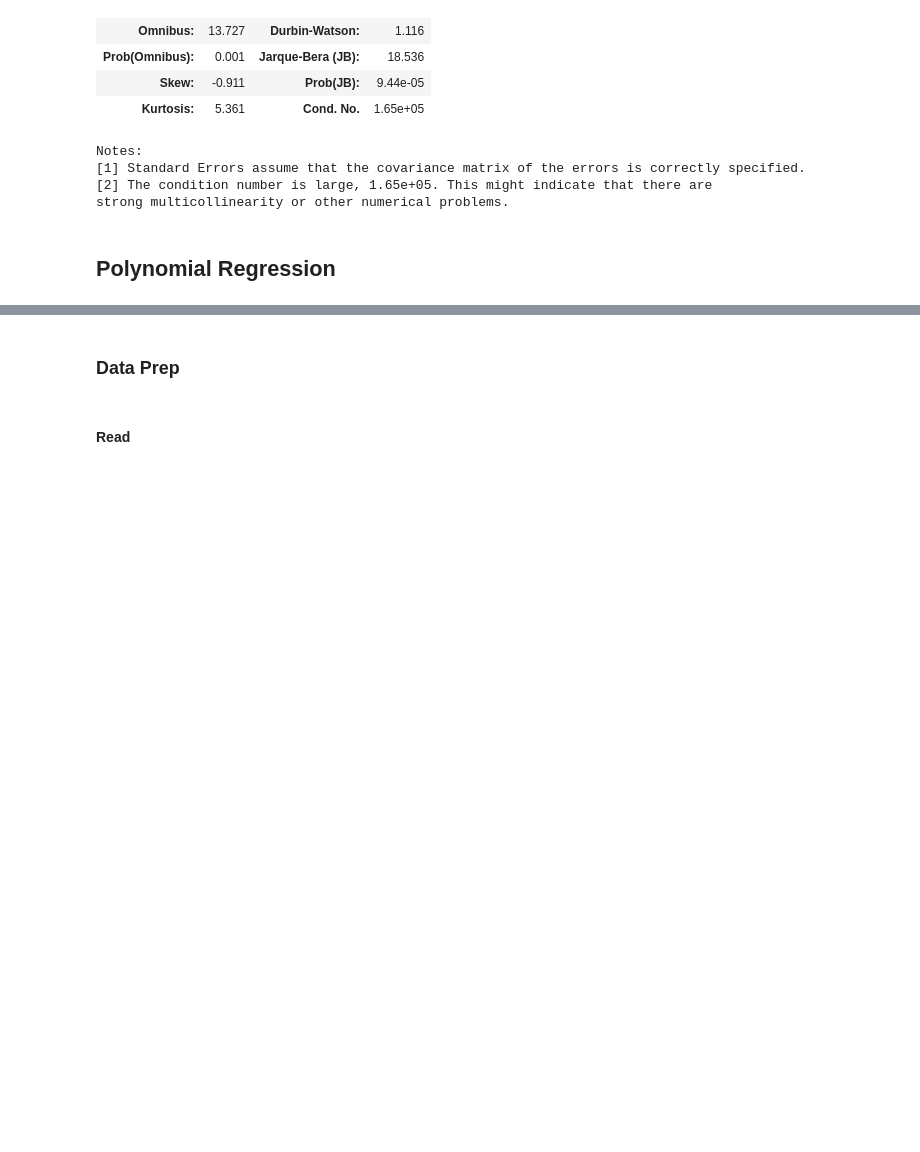
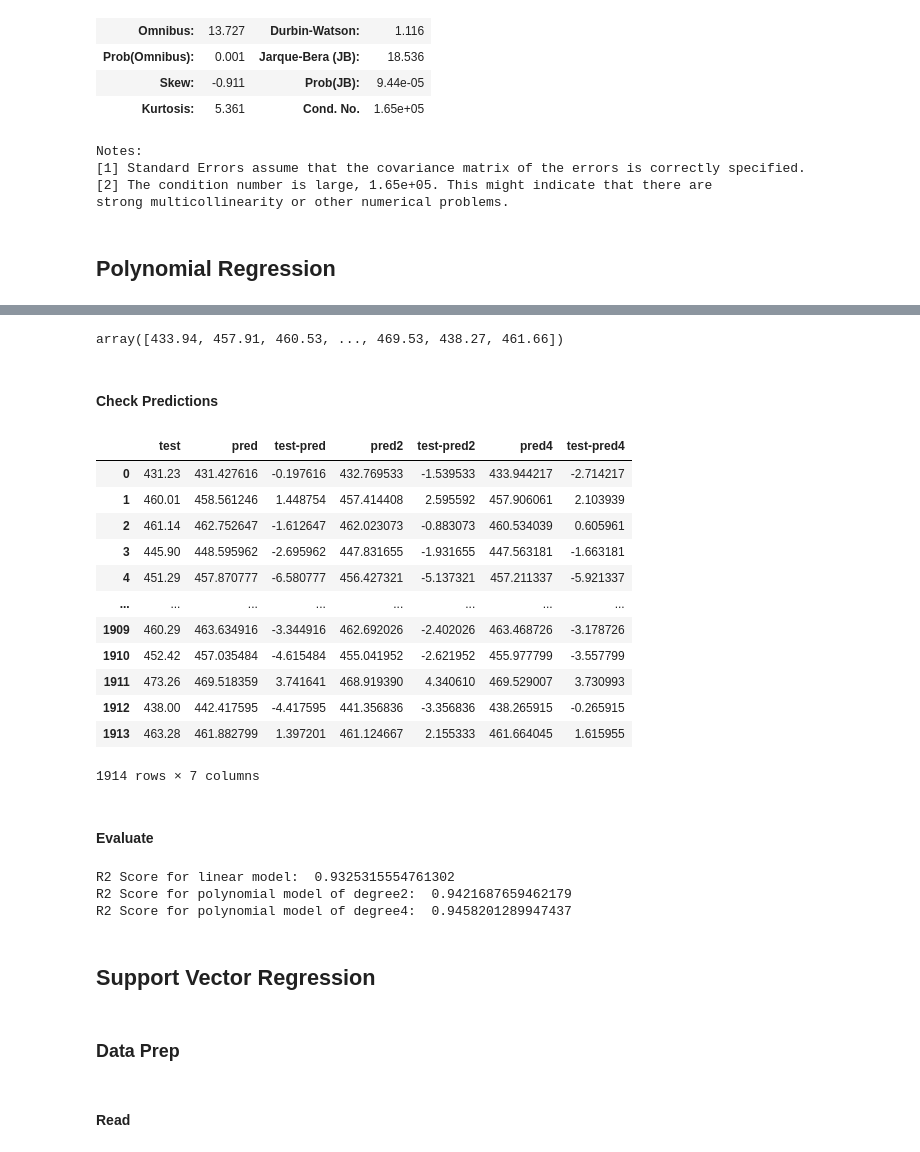
Before and after one commit to paulang1807/learn-ml, a Jupyter notebook: ScikitLearn-RegressionBasics.ipynb, the cells around one changed output, grey strips where cells are left out. Drawn from its saved outputs; the diff is of its cells as text; code cells hidden in the pictures; blank space fills up the shorter version.

Commit message:
more regression stuff

```diff
--- a/ScikitLearn-RegressionBasics.ipynb
+++ b/ScikitLearn-RegressionBasics.ipynb
@@ -435,0 +650,4 @@ strong multicollinearity or other numerical problems.
+# %%
+# Predict
+y_pred2 = lr2.predict(pf.transform(X_test))
+y_pred2
@@ -435,0 +656,10 @@ strong multicollinearity or other numerical problems.
+# %%
+# Test with polynomial regression for degree 4
+num_features = 4
+pf4 = PolynomialFeatures(degree=num_features, include_bias=False)
+X4_train = pf4.fit_transform(X_train)
+lr4 = LinearRegression()
+lr4.fit(X4_train, y_train)
+print (lr4.intercept_)
+print (lr4.coef_)
+print ('Estimated function: y = {:.2f} + {:.2f}x + {:.2f}x^2 + {:.2f}x^3 + {:.2f}x^4'.format(lr4.intercept_, lr4.coef_[0], lr4.coef_[1], lr4.coef_[2], lr4.coef_[3]))
@@ -435,0 +679,8 @@ strong multicollinearity or other numerical problems.
+# %%
+# Predict
+y_pred4 = lr4.predict(pf4.transform(X_test))
+y_pred4
+# %% [output]
+array([433.94, 457.91, 460.53, ..., 469.53, 438.27, 461.66])
+# %% [markdown]
+#### Check Predictions
@@ -436,3 +690,41 @@ strong multicollinearity or other numerical problems.
+# %%
+# Convert test and predicted arrays to vertical arrays
+y_test = y_test.reshape(len(y_test),1)
+y_pred = y_pred.reshape(len(y_pred),1)
+y_pred2 = y_pred2.reshape(len(y_pred2),1)
+y_pred4 = y_pred4.reshape(len(y_pred4),1)
+# %%
+# Print test and pred arrays side by side
+comp_df = pd.DataFrame(np.concatenate((y_test,y_pred,y_test-y_pred,y_pred2,y_test-y_pred2,y_pred4,y_test-y_pred4),axis=1))
+comp_df.columns = ['test','pred','test-pred','pred2','test-pred2','pred4','test-pred4']
+comp_df
+# %% [output]
+|  | test | pred | test-pred | pred2 | test-pred2 | pred4 | test-pred4 |
+| 0 | 431.23 | 431.427616 | -0.197616 | 432.769533 | -1.539533 | 433.944217 | -2.714217 |
+| 1 | 460.01 | 458.561246 | 1.448754 | 457.414408 | 2.595592 | 457.906061 | 2.103939 |
+| 2 | 461.14 | 462.752647 | -1.612647 | 462.023073 | -0.883073 | 460.534039 | 0.605961 |
+| 3 | 445.90 | 448.595962 | -2.695962 | 447.831655 | -1.931655 | 447.563181 | -1.663181 |
+| 4 | 451.29 | 457.870777 | -6.580777 | 456.427321 | -5.137321 | 457.211337 | -5.921337 |
+| ... | ... | ... | ... | ... | ... | ... | ... |
+| 1909 | 460.29 | 463.634916 | -3.344916 | 462.692026 | -2.402026 | 463.468726 | -3.178726 |
+| 1910 | 452.42 | 457.035484 | -4.615484 | 455.041952 | -2.621952 | 455.977799 | -3.557799 |
+| 1911 | 473.26 | 469.518359 | 3.741641 | 468.919390 | 4.340610 | 469.529007 | 3.730993 |
+| 1912 | 438.00 | 442.417595 | -4.417595 | 441.356836 | -3.356836 | 438.265915 | -0.265915 |
+| 1913 | 463.28 | 461.882799 | 1.397201 | 461.124667 | 2.155333 | 461.664045 | 1.615955 |
+1914 rows × 7 columns
+# %% [markdown]
+#### Evaluate
+# %%
+from sklearn.metrics import r2_score
+print("R2 Score for linear model: ",r2_score(y_test, y_pred))
+print("R2 Score for polynomial model of degree2: ",r2_score(y_test, y_pred2))
+print("R2 Score for polynomial model of degree4: ",r2_score(y_test, y_pred4))
+# %% [output]
+R2 Score for linear model:  0.9325315554761302
+R2 Score for polynomial model of degree2:  0.9421687659462179
+R2 Score for polynomial model of degree4:  0.9458201289947437
+# %% [markdown]
+## Support Vector Regression
 # %% [markdown]
 ### Data Prep
 # %% [markdown]
```
Also changed, not shown: parts of 98 cells of this notebook, 4 other files.
